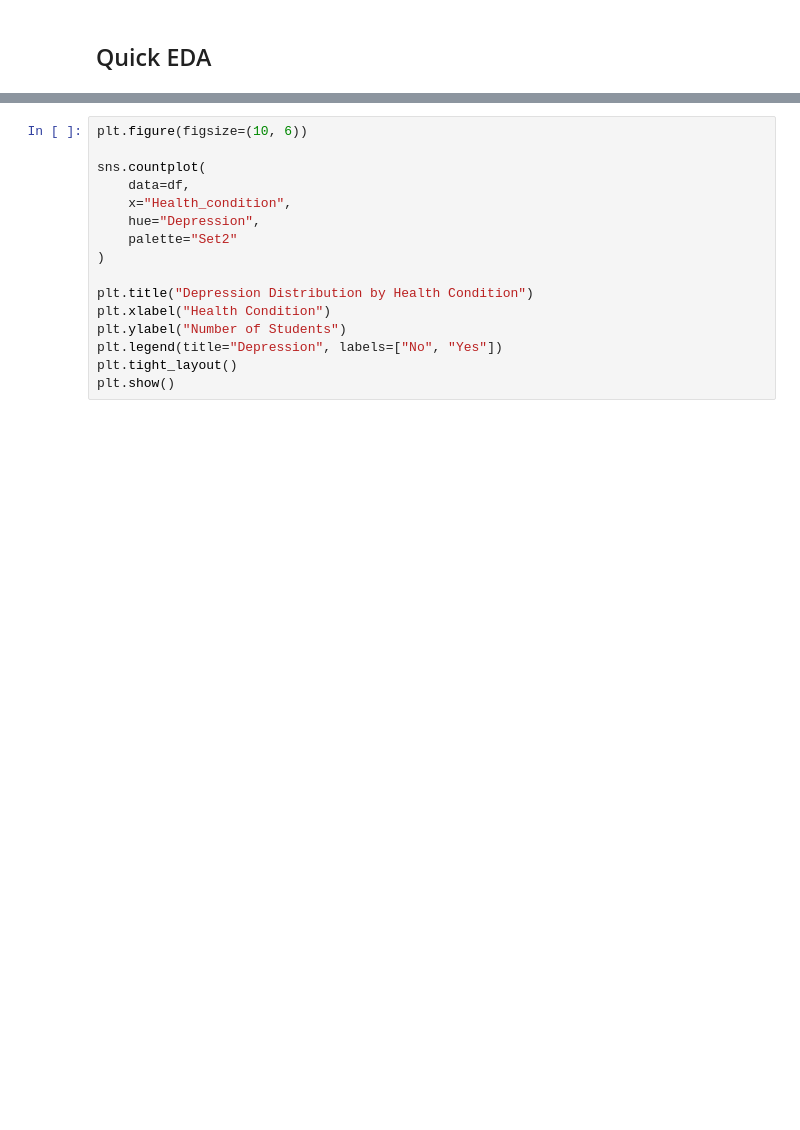
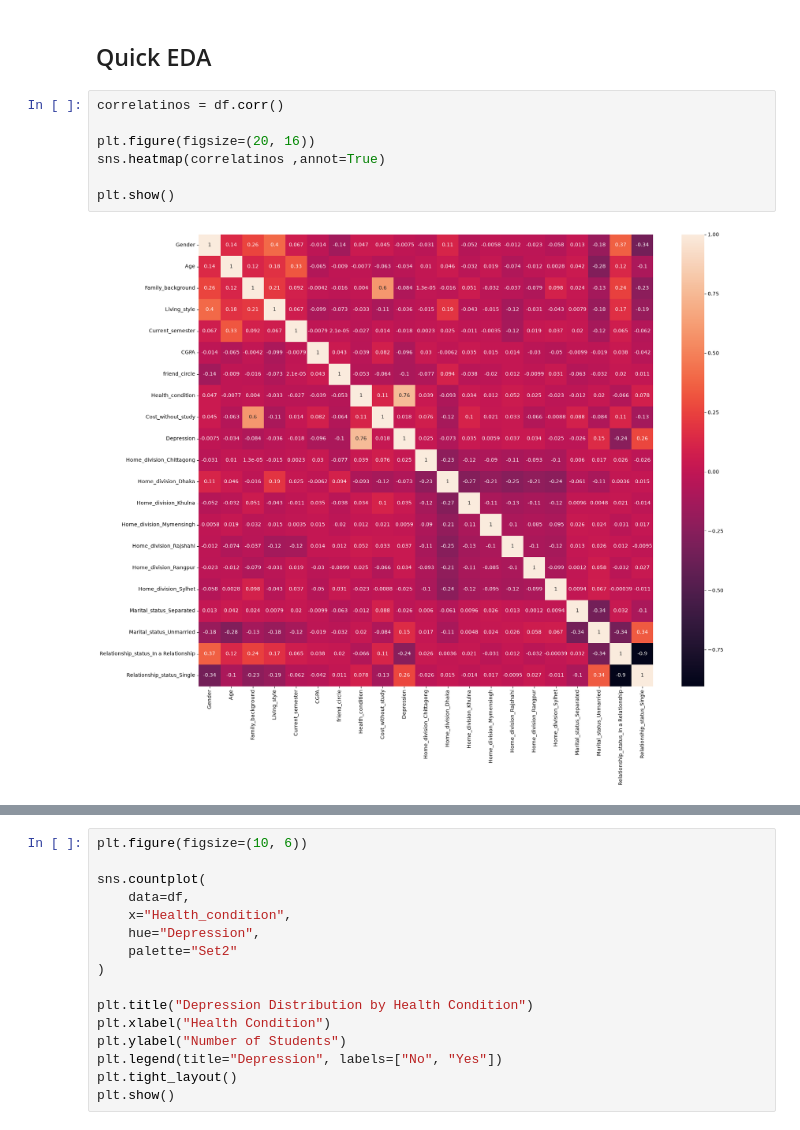
Before and after one commit to NikoVuokila/Deep_learning, a Jupyter notebook: Exercise_2/exercise2_code_DL.ipynb, the cells around one changed output, grey strips where cells are left out. Drawn from its saved outputs; the diff is of its cells as text; blank space fills up the shorter version.

```diff
--- a/Exercise_2/exercise2_code_DL.ipynb
+++ b/Exercise_2/exercise2_code_DL.ipynb
@@ -181,3 +173,12 @@ Relationship_status_Single                 int64
 dtype: object
 # %% [markdown]
 ## Quick EDA
+# %%
+correlatinos = df.corr()
+
+plt.figure(figsize=(20, 16))
+sns.heatmap(correlatinos ,annot=True)
+
+plt.show()
+# %% [output]
+[figure, added]
```
Also changed, not shown: parts of 22 cells of this notebook, 1 other file.
